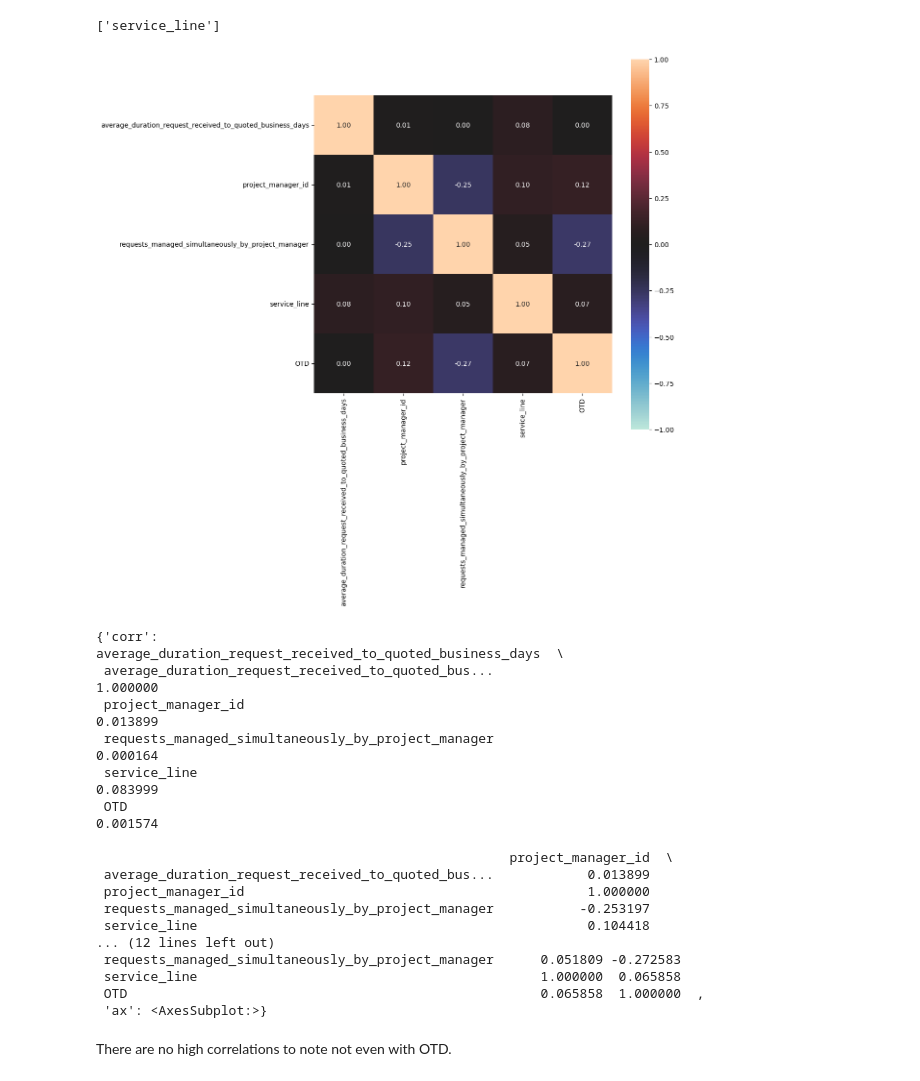
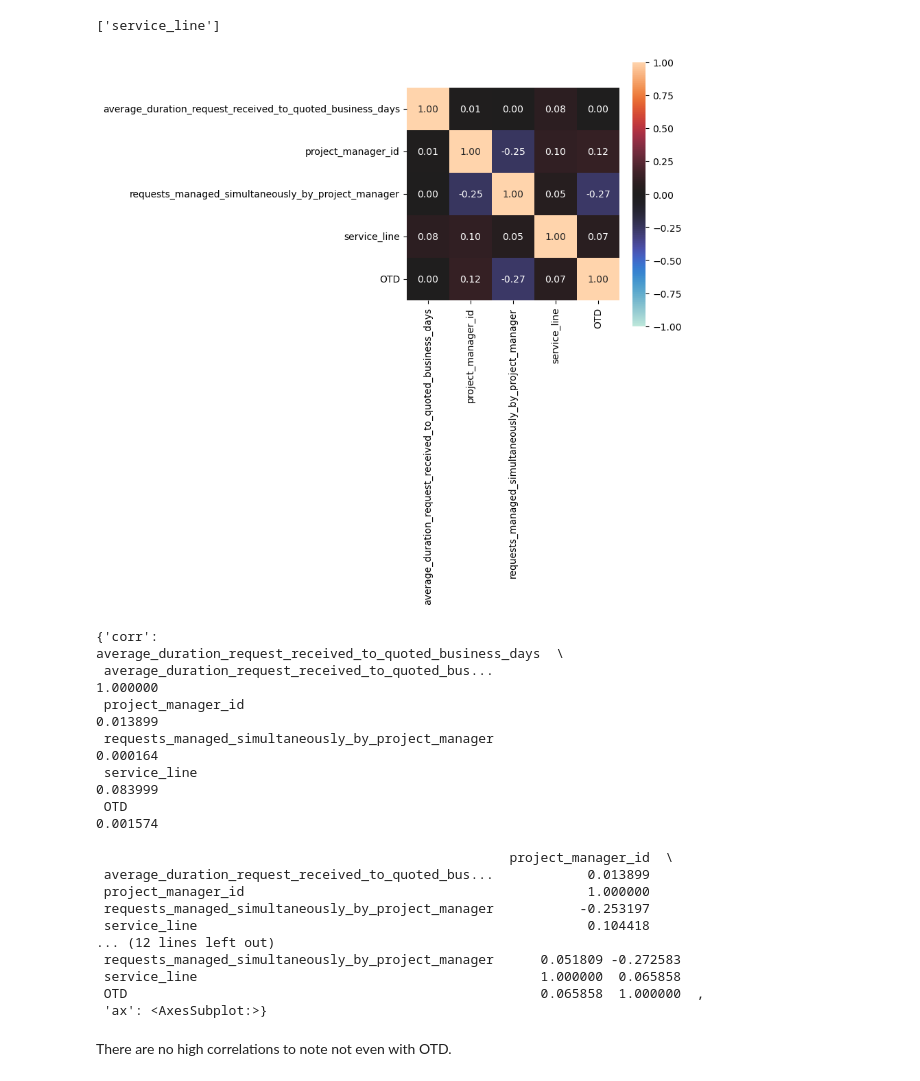
Before and after one commit to mindyng/Take-Homes, a Jupyter notebook: welocalize-sr-da-assessment.ipynb, the cells around one changed output. Saved outputs shown, nothing was run; the diff lists cells and outputs as text; code cells hidden in the pictures.

```diff
--- a/welocalize-sr-da-assessment.ipynb
+++ b/welocalize-sr-da-assessment.ipynb
@@ -751,10 +751,10 @@ categorical_features
 # %% [output]
 ['service_line']
 # %%
-complete_correlation= associations(requests2, figsize=(10,10))
+complete_correlation= associations(requests2, figsize=(5,5))
 complete_correlation
 # %% [output]
-[figure, old version]
+[figure, new version]
 {'corr':                                                     average_duration_request_received_to_quoted_business_days  \
  average_duration_request_received_to_quoted_bus...                                           1.000000
  project_manager_id                                                                           0.013899
```
Also changed, not shown: parts of 6 cells of this notebook.
